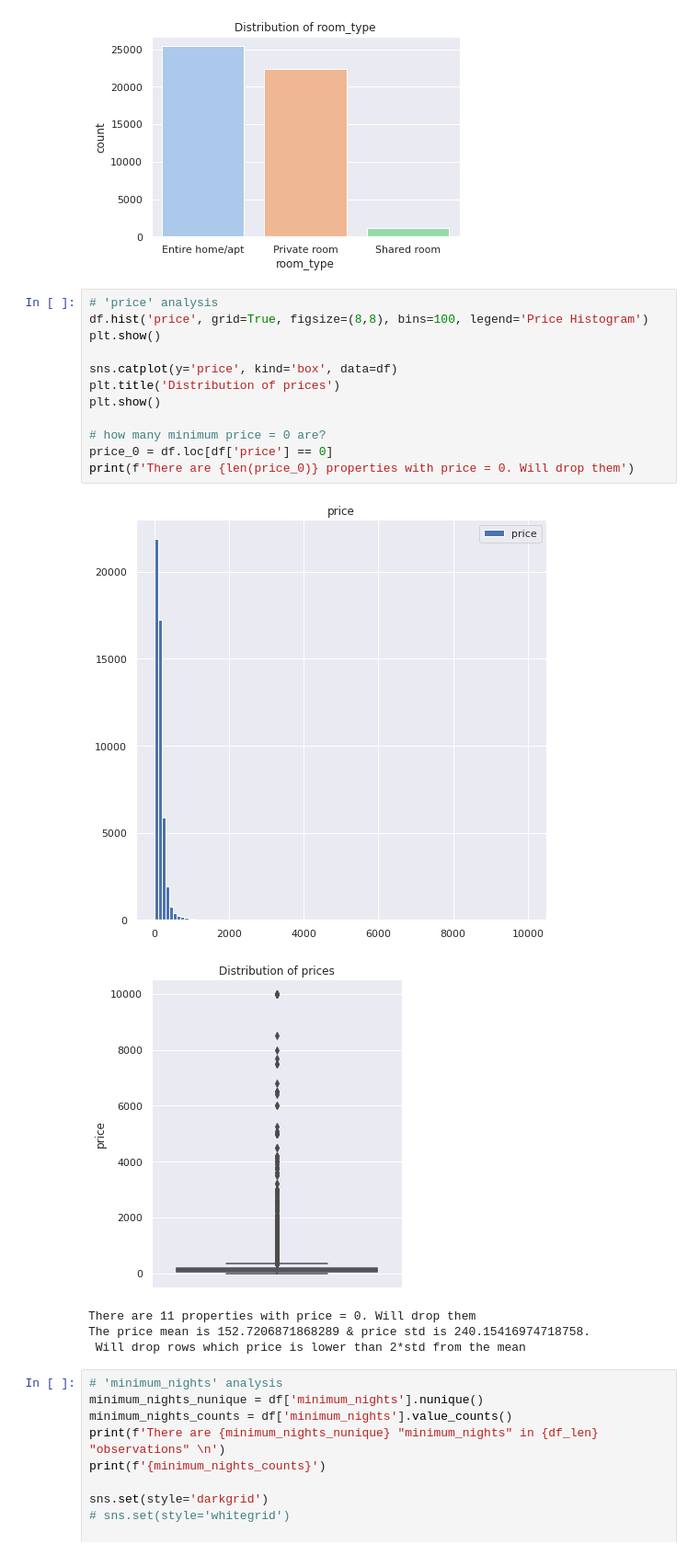
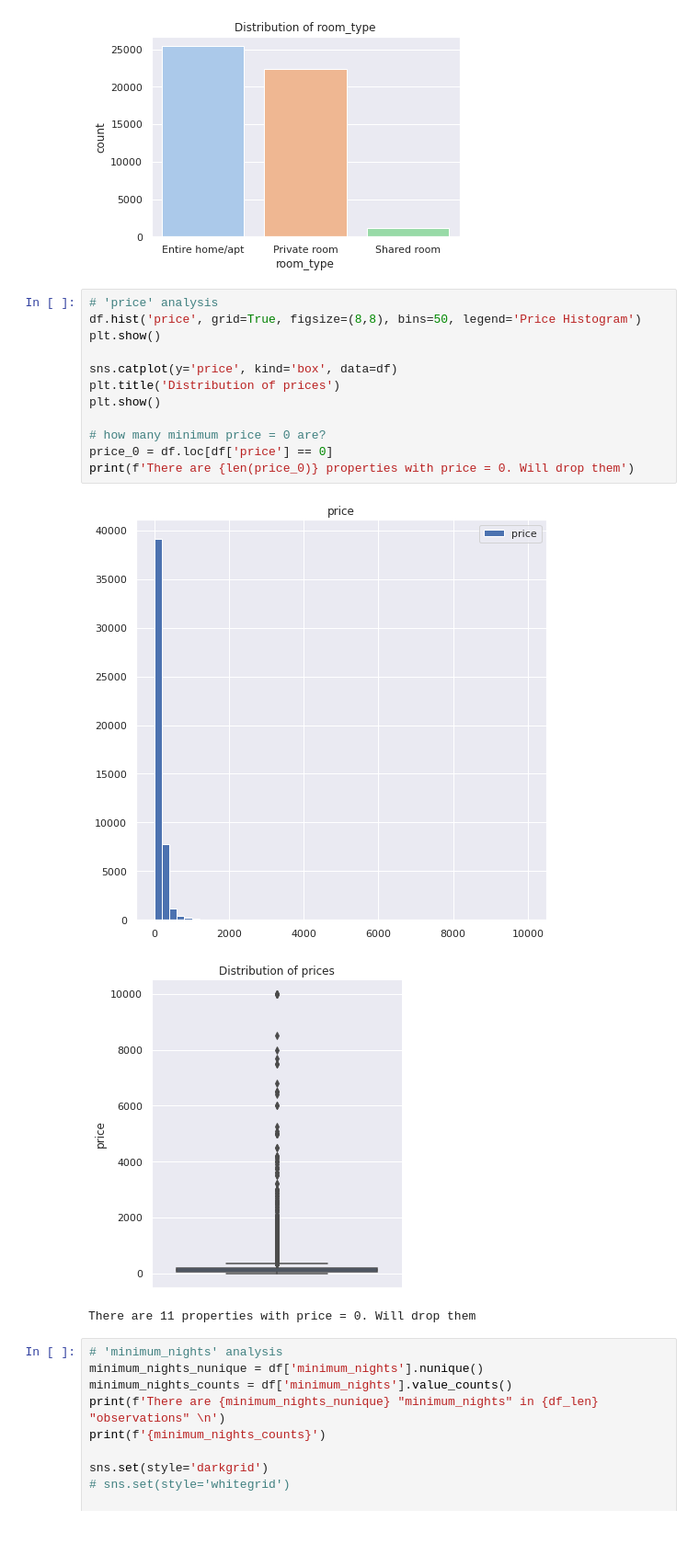
Before and after one commit to jgayosof/11.exploratory-data-analysis-proyect-tutorial, a Jupyter notebook: src/explore.ipynb, the cells around one changed output. Shown at 92% size. Drawn from its saved outputs; the diff is of its cells as text.

```diff
--- a/src/explore.ipynb
+++ b/src/explore.ipynb
@@ -204,22 +204,20 @@ Name: room_type, dtype: int64
 [figure]
 # %%
 # 'price' analysis
-df.hist('price', grid=True, figsize=(8,8), bins=100, legend='Price Histogram')
+df.hist('price', grid=True, figsize=(8,8), bins=50, legend='Price Histogram')
 plt.show()
 
 sns.catplot(y='price', kind='box', data=df)
 plt.title('Distribution of prices')
 plt.show()
 
 # how many minimum price = 0 are?
 price_0 = df.loc[df['price'] == 0]
 print(f'There are {len(price_0)} properties with price = 0. Will drop them')
 # %% [output]
-[figure, old version]
+[figure, new version]
 [figure]
 There are 11 properties with price = 0. Will drop them
-The price mean is 152.7206871868289 & price std is 240.15416974718758.
- Will drop rows which price is lower than 2*std from the mean
 # %%
 # 'minimum_nights' analysis
 minimum_nights_nunique = df['minimum_nights'].nunique()
```
Also changed, not shown: parts of 16 cells of this notebook.
